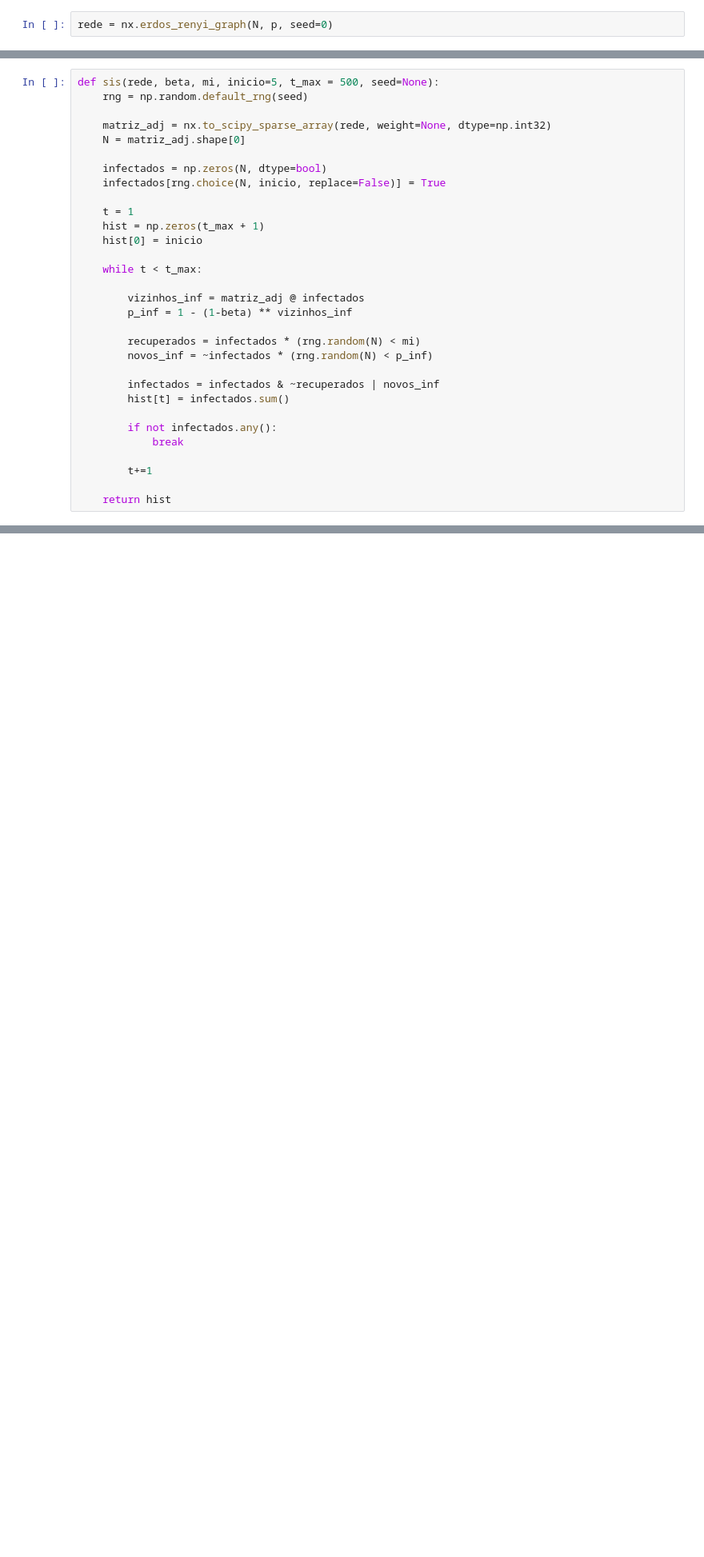
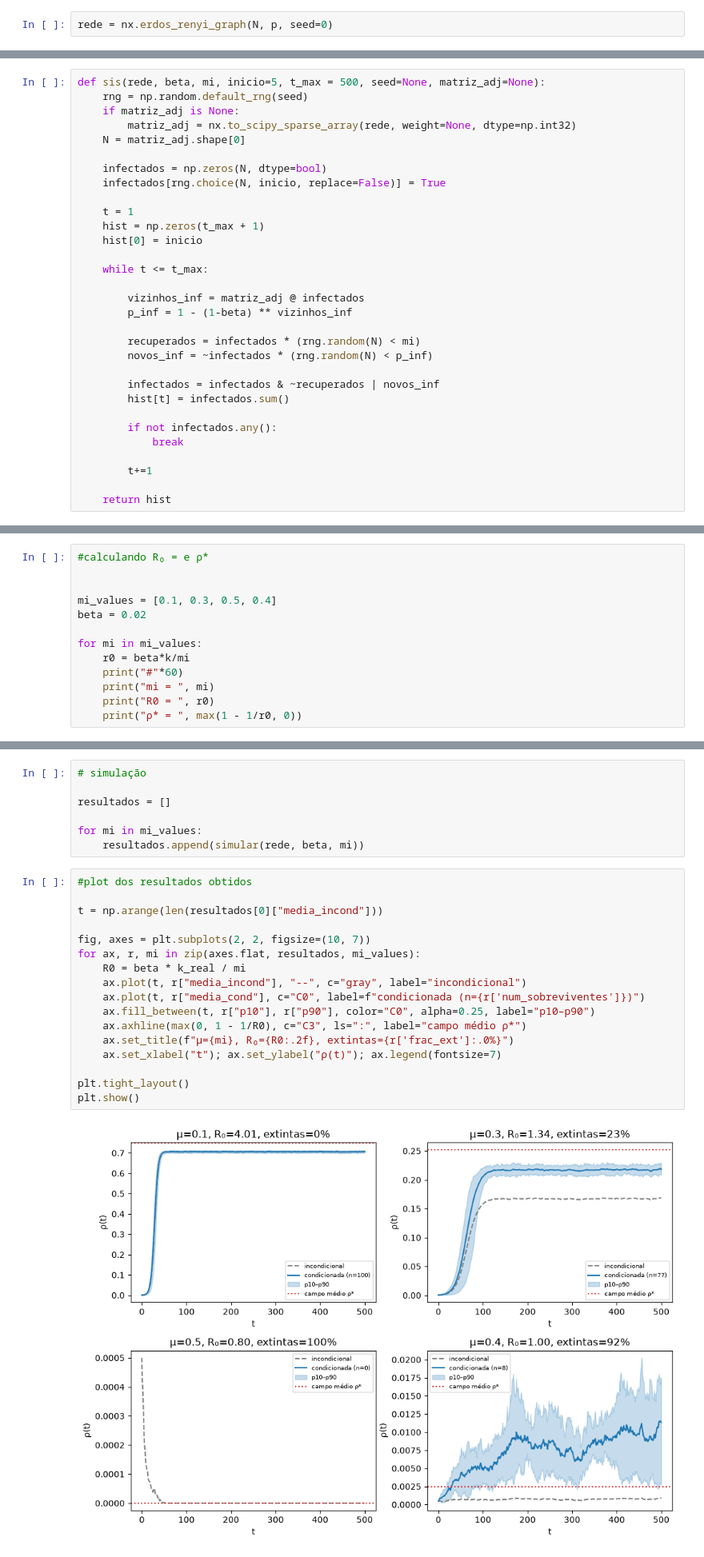
Before and after one commit to SamuelBoldrini/SIS_Systems_Simulation, a Jupyter notebook: trabalhoA2.ipynb, the cells around one changed output, grey strips where cells are left out. Shown at 80% size. Cells and saved outputs as stored; diff of their text form; blank space fills up the shorter version.

```diff
--- a/trabalhoA2.ipynb
+++ b/trabalhoA2.ipynb
@@ -30,10 +25,10 @@ print("k² = ", k_quadrado)
 k =  20.05
 k² =  421.6942
 # %%
-def sis(rede, beta, mi, inicio=5, t_max = 500, seed=None):
+def sis(rede, beta, mi, inicio=5, t_max = 500, seed=None, matriz_adj=None):
     rng = np.random.default_rng(seed)
-
-    matriz_adj = nx.to_scipy_sparse_array(rede, weight=None, dtype=np.int32)
+    if matriz_adj is None:
+        matriz_adj = nx.to_scipy_sparse_array(rede, weight=None, dtype=np.int32)
     N = matriz_adj.shape[0]
 
     infectados = np.zeros(N, dtype=bool)
@@ -43,7 +38,7 @@ def sis(rede, beta, mi, inicio=5, t_max = 500, seed=None):
     hist = np.zeros(t_max + 1)
     hist[0] = inicio
 
-    while t < t_max:
+    while t <= t_max:
 
         vizinhos_inf = matriz_adj @ infectados
         p_inf = 1 - (1-beta) ** vizinhos_inf
@@ -90,0 +93,13 @@ def executar(N, p, beta, mi, inicio = 5, t_max = 500, num_iter = 100, seed=0):
+# %%
+#calculando R₀ = e ρ*
+
+
+mi_values = [0.1, 0.3, 0.5, 0.4]
+beta = 0.02
+
+for mi in mi_values:
+    r0 = beta*k/mi
+    print("#"*60)
+    print("mi = ", mi)
+    print("R0 = ", r0)
+    print("ρ* = ", max(1 - 1/r0, 0))
@@ -90,0 +123,26 @@ def executar(N, p, beta, mi, inicio = 5, t_max = 500, num_iter = 100, seed=0):
+# %%
+# simulação
+
+resultados = []
+
+for mi in mi_values:
+    resultados.append(simular(rede, beta, mi))
+# %%
+#plot dos resultados obtidos
+
+t = np.arange(len(resultados[0]["media_incond"]))
+
+fig, axes = plt.subplots(2, 2, figsize=(10, 7))
+for ax, r, mi in zip(axes.flat, resultados, mi_values):
+    R0 = beta * k_real / mi
+    ax.plot(t, r["media_incond"], "--", c="gray", label="incondicional")
+    ax.plot(t, r["media_cond"], c="C0", label=f"condicionada (n={r['num_sobreviventes']})")
+    ax.fill_between(t, r["p10"], r["p90"], color="C0", alpha=0.25, label="p10–p90")
+    ax.axhline(max(0, 1 - 1/R0), c="C3", ls=":", label="campo médio ρ*")
+    ax.set_title(f"μ={mi}, R₀={R0:.2f}, extintas={r['frac_ext']:.0%}")
+    ax.set_xlabel("t"); ax.set_ylabel("ρ(t)"); ax.legend(fontsize=7)
+
+plt.tight_layout()
+plt.show()
+# %% [output]
+[figure, added]
```
Also changed, not shown: parts of 29 cells of this notebook.
